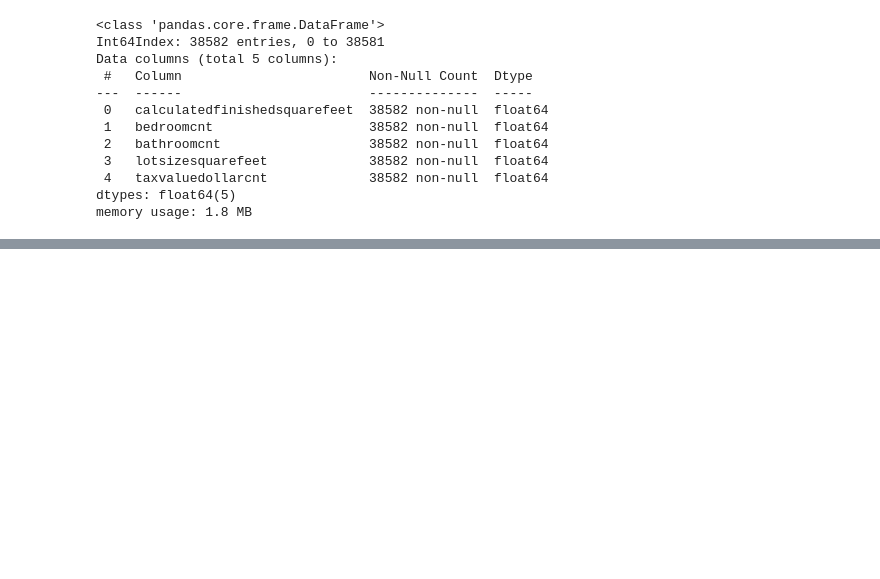
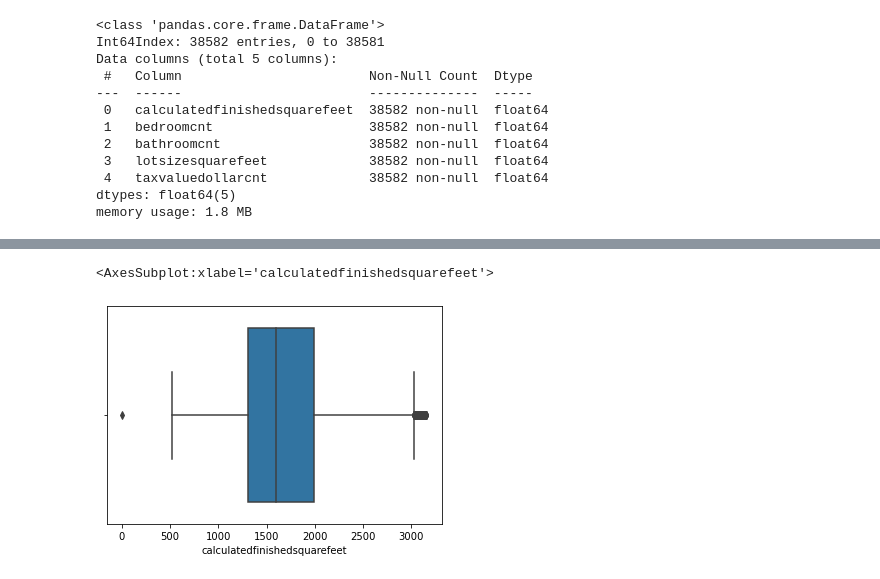
Before and after one commit to ljackson707/zillow_project, a Jupyter notebook: zillow_test.ipynb, the cells around one changed output, grey strips where cells are left out. Drawn from its saved outputs; the diff is of its cells as text; code cells hidden in the pictures; blank space fills up the shorter version.

```diff
--- a/zillow_test.ipynb
+++ b/zillow_test.ipynb
@@ -262,0 +326,5 @@ def Min_Max_Scaler_2(X_train, X_validate, X_test):
+# %%
+sns.boxplot(x="calculatedfinishedsquarefeet", data=df)
+# %% [output]
+<AxesSubplot:xlabel='calculatedfinishedsquarefeet'>
+[figure, added]
```
Also changed, not shown: parts of 139 cells of this notebook.
